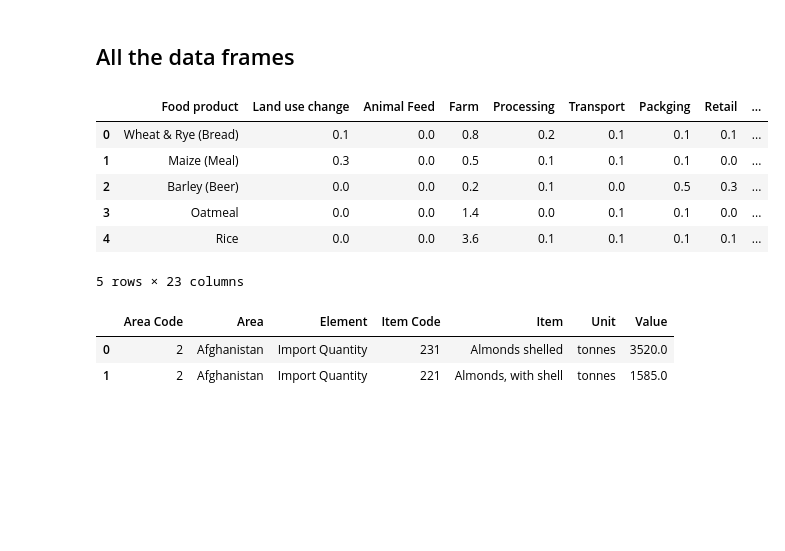
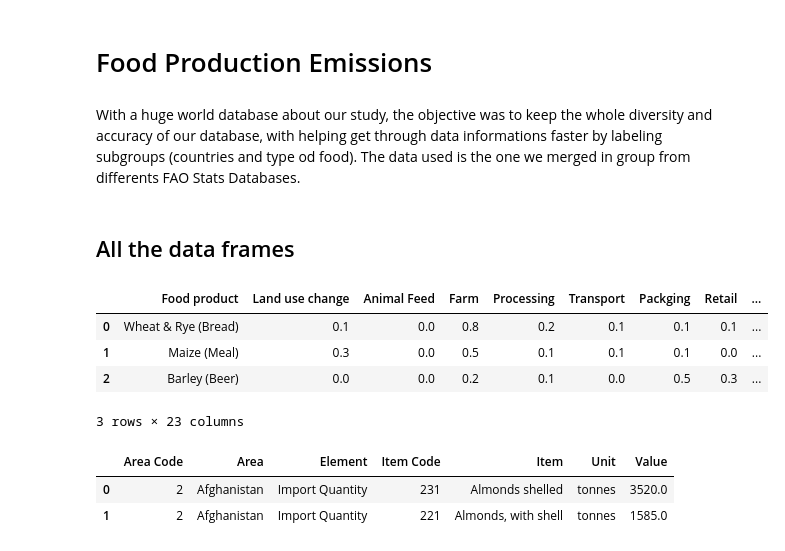
Before and after one commit to imanollaconcha/FoodFacts_project, a Jupyter notebook: food_products_emissions.ipynb, the cells around one changed output. Drawn from its saved outputs; the diff is of its cells as text; code cells hidden in the pictures; blank space fills up the shorter version.

Commit message:
FoodFacts_project

```diff
--- a/food_products_emissions.ipynb
+++ b/food_products_emissions.ipynb
@@ -1,3 +1,7 @@
+# %% [markdown]
+# Food Production Emissions
+# %% [markdown]
+With a huge world database about our study, the objective was to keep the whole diversity and accuracy of our database, with helping get through data informations faster by labeling subgroups (countries and type od food). The data used is the one we merged in group from differents FAO Stats Databases.
 # %%
 import pandas as pd
 import numpy as np
@@ -13,15 +17,13 @@ F = pd.read_excel('tools/tables_relation.xlsx')
 G = pd.read_csv('csv/origin_files/environment_impact_of_food_production.csv')
 H = pd.read_excel('tools/drop_python.xlsx')
 # %%
-G.head()
+G.head(3)
 # %% [output]
 |  | Food product | Land use change | Animal Feed | Farm | Processing | Transport | Packging | Retail | ... |
 | 0 | Wheat & Rye (Bread) | 0.1 | 0.0 | 0.8 | 0.2 | 0.1 | 0.1 | 0.1 | ... |
 | 1 | Maize (Meal) | 0.3 | 0.0 | 0.5 | 0.1 | 0.1 | 0.1 | 0.0 | ... |
 | 2 | Barley (Beer) | 0.0 | 0.0 | 0.2 | 0.1 | 0.0 | 0.5 | 0.3 | ... |
-| 3 | Oatmeal | 0.0 | 0.0 | 1.4 | 0.0 | 0.1 | 0.1 | 0.0 | ... |
-| 4 | Rice | 0.0 | 0.0 | 3.6 | 0.1 | 0.1 | 0.1 | 0.1 | ... |
-5 rows × 23 columns
+3 rows × 23 columns
 # %%
 G = G.drop(G.columns[[9,10,11,12,13,14,15,16,17,18,19,20,21,22]],axis=1)
 # %%
```
Also changed, not shown: 8 other files.
